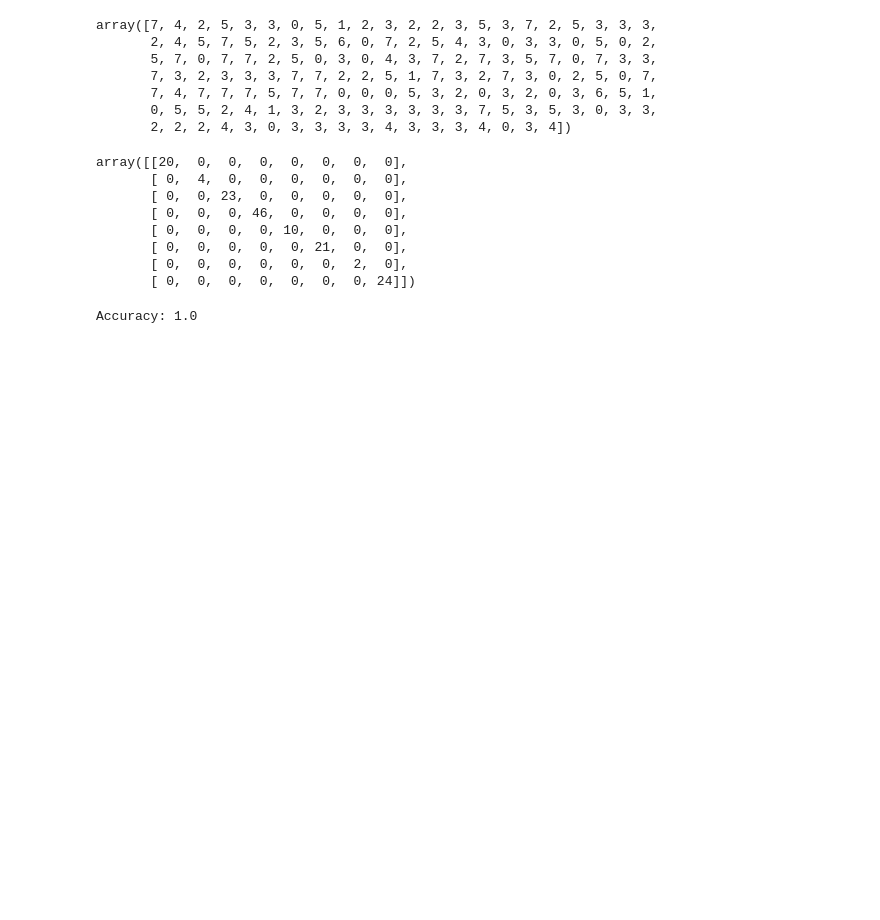
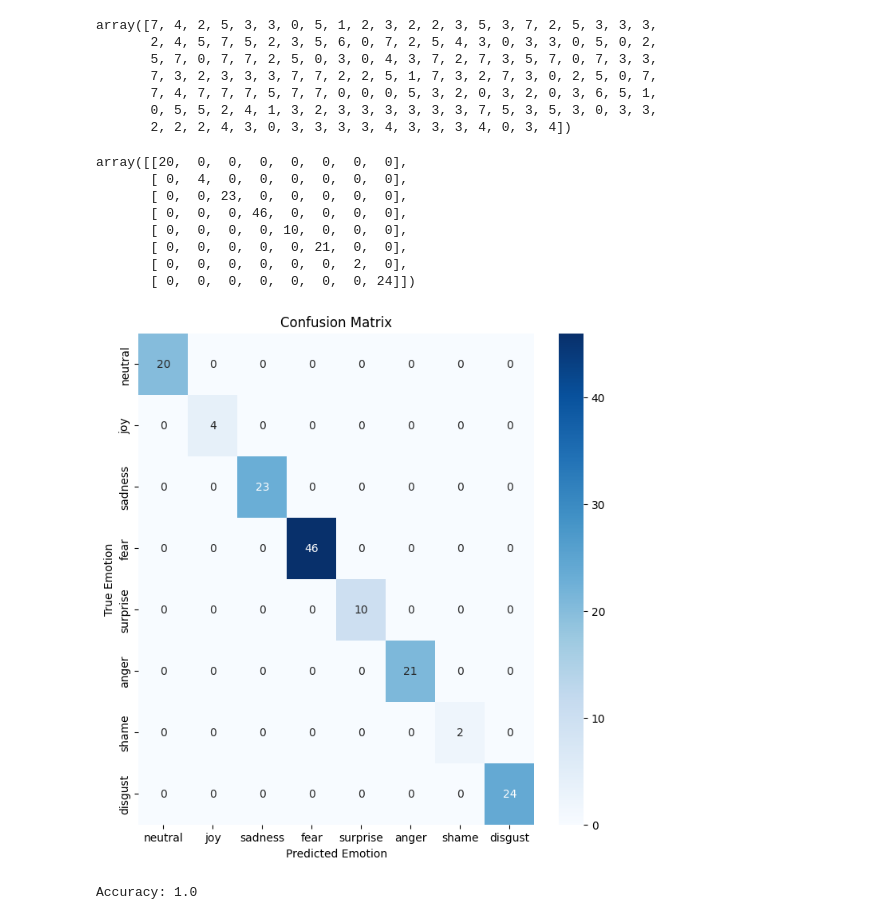
Before and after one commit to SandhiyaAcharya/Emotion_Analysis, a Jupyter notebook: Emotion_Analysis.ipynb, the cells around one changed output. Cells and saved outputs as stored; diff of their text form; code cells hidden in the pictures; blank space fills up the shorter version.

```diff
--- a/Emotion_Analysis.ipynb
+++ b/Emotion_Analysis.ipynb
@@ -894,6 +917,17 @@ array([[20,  0,  0,  0,  0,  0,  0,  0],
        [ 0,  0,  0,  0,  0, 21,  0,  0],
        [ 0,  0,  0,  0,  0,  0,  2,  0],
        [ 0,  0,  0,  0,  0,  0,  0, 24]])
+# %%
+emotions = data['emotion'].unique()
+
+plt.figure(figsize=(8, 8))
+sns.heatmap(cm, annot=True, fmt='d', cmap='Blues', xticklabels=emotions, yticklabels=emotions)
+plt.title('Confusion Matrix')
+plt.xlabel('Predicted Emotion')
+plt.ylabel('True Emotion')
+plt.show()
+# %% [output]
+[figure, added]
 # %%
 true_positives = np.diag(cm).sum()
 total_samples = cm.sum()
```
Also changed, not shown: parts of 5 cells of this notebook.
